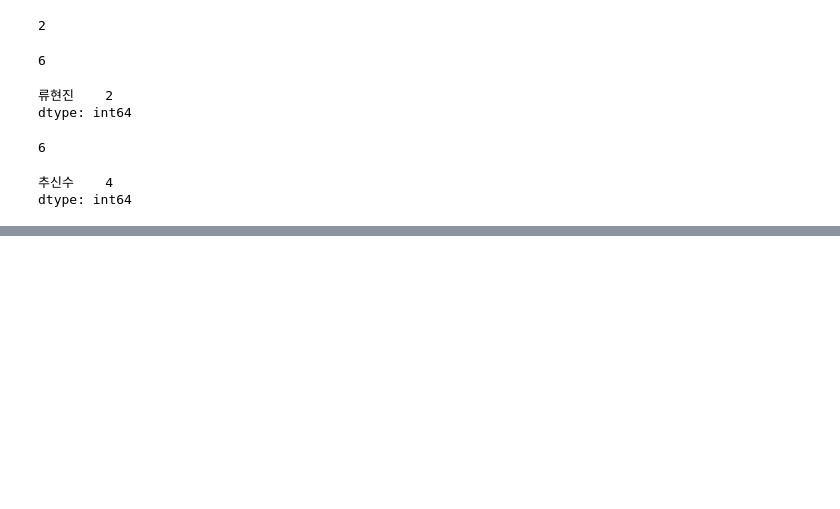
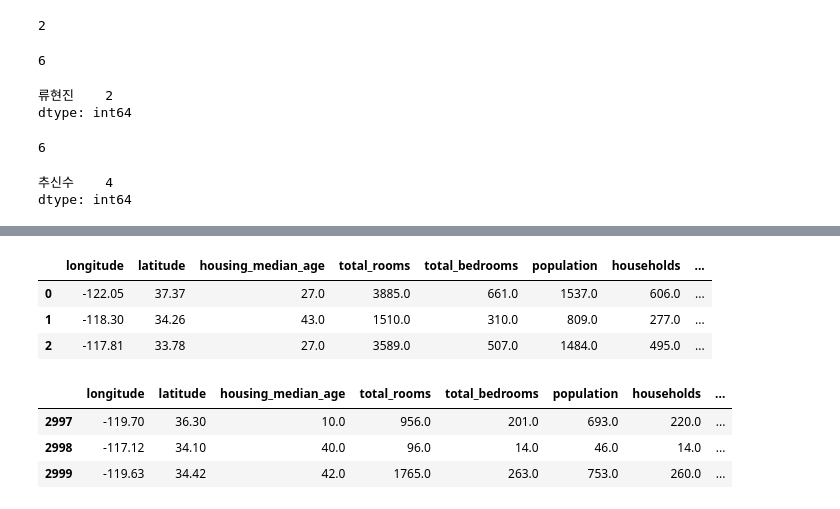
Before and after one commit to OHTORO87/PYTHON_AI_CLASS, a Jupyter notebook: colab_d12_02.ipynb, the cells around one changed output, grey strips where cells are left out. Drawn from its saved outputs; the diff is of its cells as text; code cells hidden in the pictures; blank space fills up the shorter version.

```diff
--- a/colab_d12_02.ipynb
+++ b/colab_d12_02.ipynb
@@ -470,0 +502,16 @@ dtype: int64
+# %%
+p.head(3)
+#앞에서 3개만 보기
+# %% [output]
+|  | longitude | latitude | housing_median_age | total_rooms | total_bedrooms | population | households | ... |
+| 0 | -122.05 | 37.37 | 27.0 | 3885.0 | 661.0 | 1537.0 | 606.0 | ... |
+| 1 | -118.30 | 34.26 | 43.0 | 1510.0 | 310.0 | 809.0 | 277.0 | ... |
+| 2 | -117.81 | 33.78 | 27.0 | 3589.0 | 507.0 | 1484.0 | 495.0 | ... |
+# %%
+p.tail(3)
+#뒤에서 3개만 보기
+# %% [output]
+|  | longitude | latitude | housing_median_age | total_rooms | total_bedrooms | population | households | ... |
+| 2997 | -119.70 | 36.30 | 10.0 | 956.0 | 201.0 | 693.0 | 220.0 | ... |
+| 2998 | -117.12 | 34.10 | 40.0 | 96.0 | 14.0 | 46.0 | 14.0 | ... |
+| 2999 | -119.63 | 34.42 | 42.0 | 1765.0 | 263.0 | 753.0 | 260.0 | ... |
```
Also changed, not shown: parts of 6 cells of this notebook.
